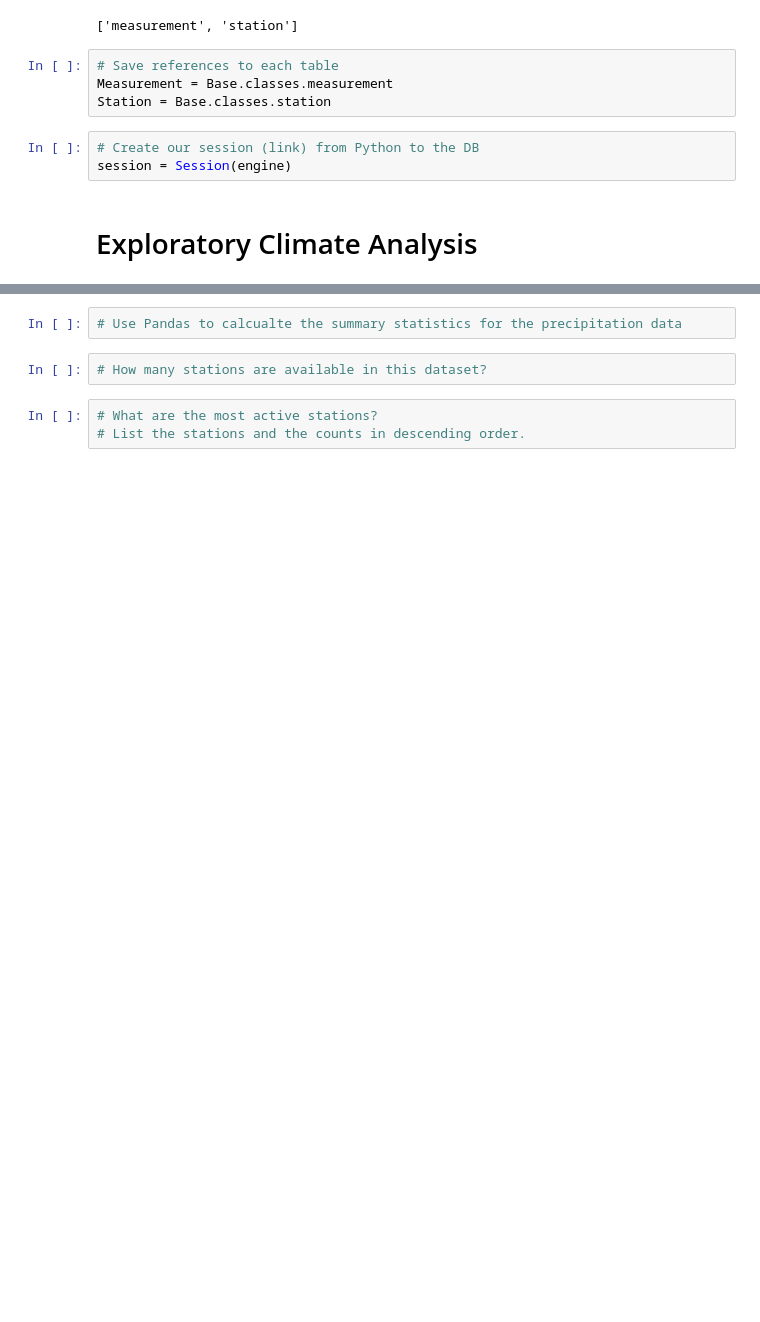
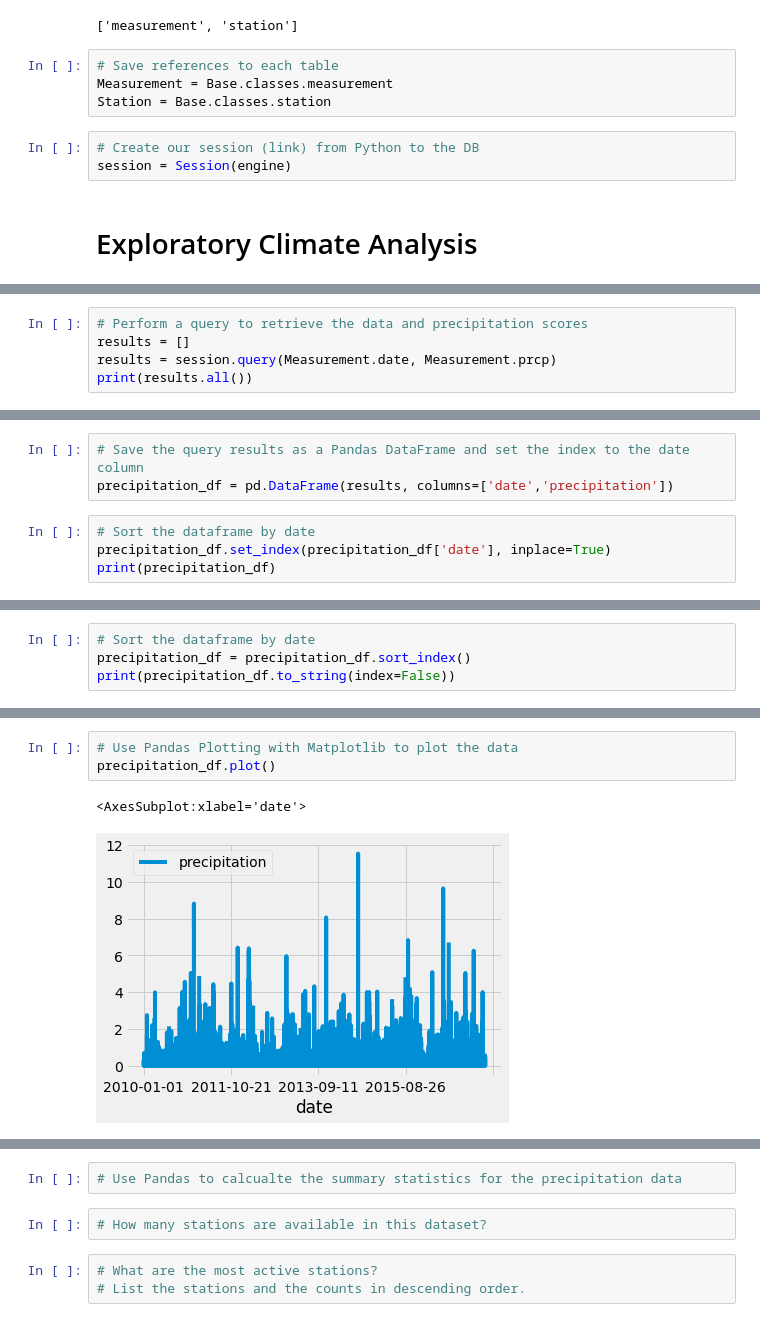
Before and after one commit to LeonardoAleix0/Surfs_up, a Jupyter notebook: climate_analysis.ipynb, the cells around one changed output, grey strips where cells are left out. Drawn from its saved outputs; the diff is of its cells as text; blank space fills up the shorter version.

```diff
--- a/climate_analysis.ipynb
+++ b/climate_analysis.ipynb
@@ -41,0 +48,5 @@ session = Session(engine)
+# %%
+# Perform a query to retrieve the data and precipitation scores
+results = []
+results = session.query(Measurement.date, Measurement.prcp)
+print(results.all())
@@ -41,0 +55,7 @@ session = Session(engine)
+# %%
+# Save the query results as a Pandas DataFrame and set the index to the date column
+precipitation_df = pd.DataFrame(results, columns=['date','precipitation'])
+# %%
+# Sort the dataframe by date
+precipitation_df.set_index(precipitation_df['date'], inplace=True)
+print(precipitation_df)
@@ -41,0 +98,4 @@ session = Session(engine)
+# %%
+# Sort the dataframe by date
+precipitation_df = precipitation_df.sort_index()
+print(precipitation_df.to_string(index=False))
@@ -41,0 +120,6 @@ session = Session(engine)
+# %%
+# Use Pandas Plotting with Matplotlib to plot the data
+precipitation_df.plot()
+# %% [output]
+<AxesSubplot:xlabel='date'>
+[figure, added]
```
Also changed, not shown: parts of 7 cells of this notebook.
